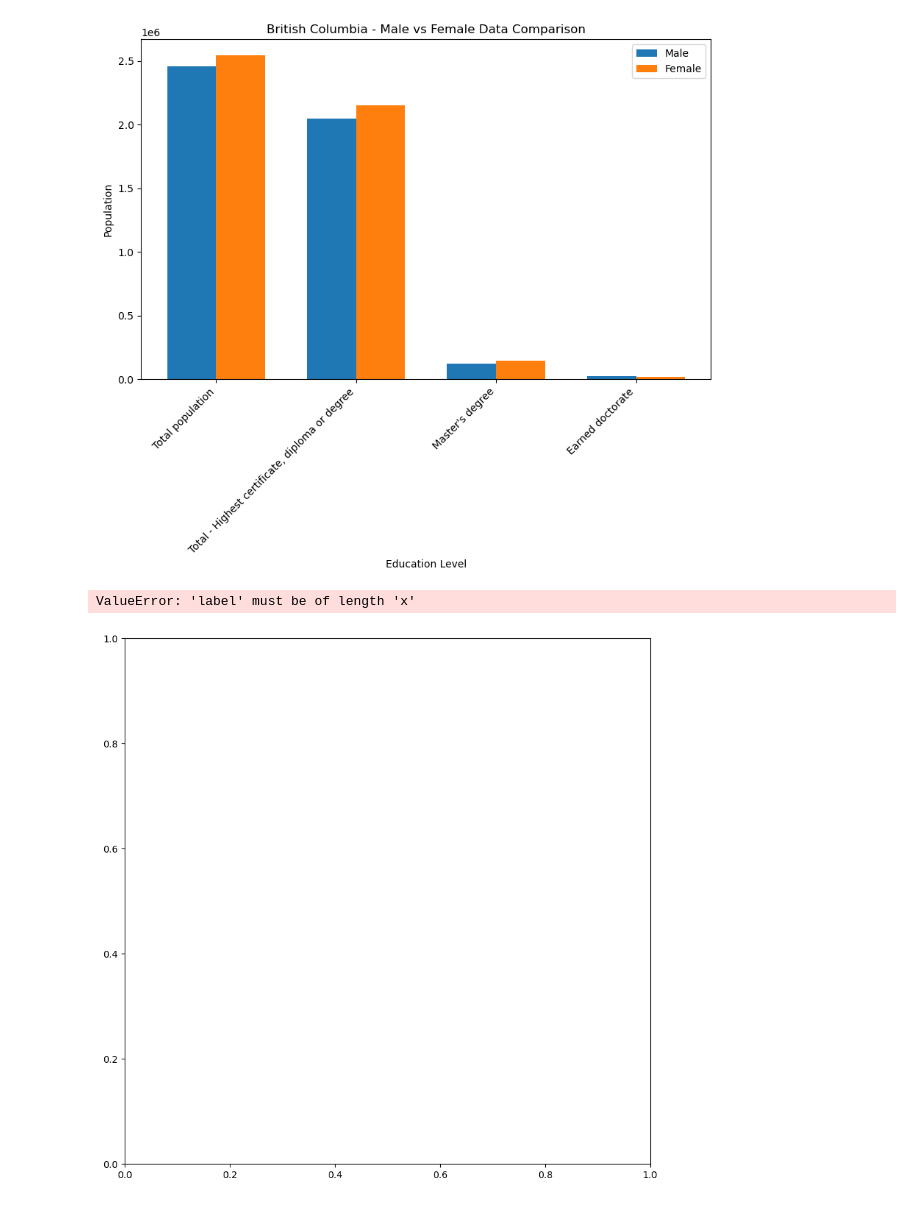
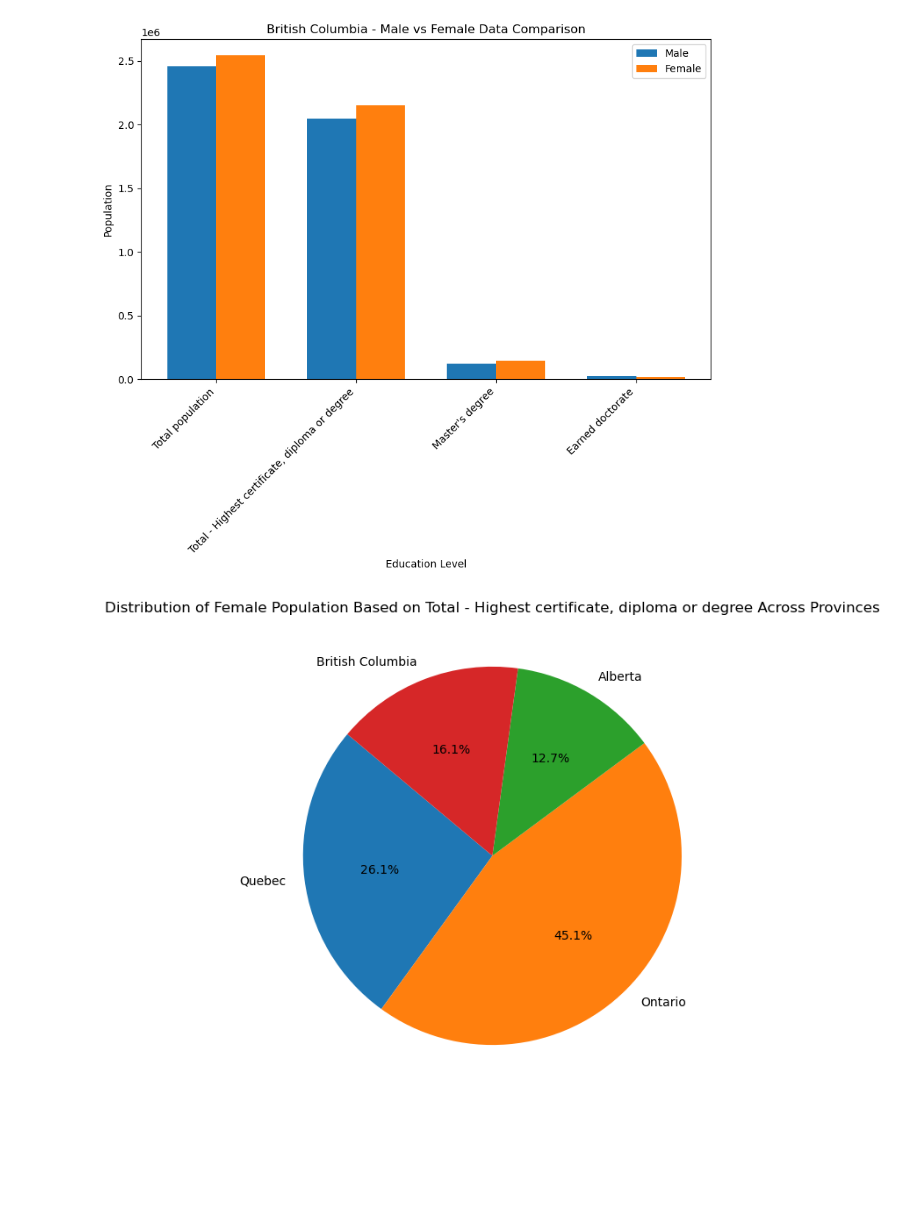
Before and after one commit to BehnooshNasri/project_one, a Jupyter notebook: Gender and Degree Analysis.ipynb, the cells around one changed output. Drawn from its saved outputs; the diff is of its cells as text; code cells hidden in the pictures; blank space fills up the shorter version.

```diff
--- a/Gender and Degree Analysis.ipynb
+++ b/Gender and Degree Analysis.ipynb
@@ -5,3 +6,7 @@ import numpy as np
+# %%
+# create folder for all outputs
+
+output_folder = 'behnoosh_outputs'
 # %%
 file_path = 'Gender Type and Education Level.csv'
 
@@ -128,25 +145,24 @@ plt.show()
 # %% [output]
 [figure]
 # %%
-# Choose the desired row for male and female comparison
+# female population pie chart
 row_label = 'Total - Highest certificate, diploma or degree'
 
 # Combine all DataFrames
 combined_data = pd.concat([qc_data, on_data, ab_data, bc_data], keys=['Quebec', 'Ontario', 'Alberta', 'British Columbia'])
 
 # Select the desired row for male and female comparison
-comparison_data = combined_data.loc[(slice(None), row_label), ['Male', 'Female']]
+comparison_data = combined_data.loc[(slice(None), row_label), 'Female']
 
-# Plot a pie chart for the male and female populations based on the chosen row across provinces
-plt.figure(figsize=(10, 10))
-plt.pie(comparison_data.iloc[:, 0], labels=['Male'], autopct='%1.1f%%', startangle=140)
-plt.title(f'Distribution of Male Population Based on {row_label} Across Provinces')
+# Plot a pie chart for the female population based on the chosen row across provinces
+plt.figure(figsize=(10, 7))
+
+plt.pie(comparison_data, labels=comparison_data.index.get_level_values(0), autopct='%1.1f%%', startangle=140)
+plt.title(f'Distribution of Female Population Based on {row_label} Across Provinces')
+
+# Save the figure in the "behnoosh_outputs" folder
+plt.savefig(os.path.join(output_folder, 'female_population_distribution.png'), format='png', bbox_inches='tight')
+
 plt.show()
-
-plt.figure(figsize=(10, 10))
-plt.pie(comparison_data.iloc[:, 1], labels=['Female'], autopct='%1.1f%%', startangle=140)
-plt.title(f'Distribution of Female Population Based on {row_label} Across Provinces')
-plt.show()
 # %% [output]
-ValueError: 'label' must be of length 'x'
-[figure, old version]
+[figure, new version]
```
Also changed, not shown: parts of 6 cells of this notebook, 6 other files.
